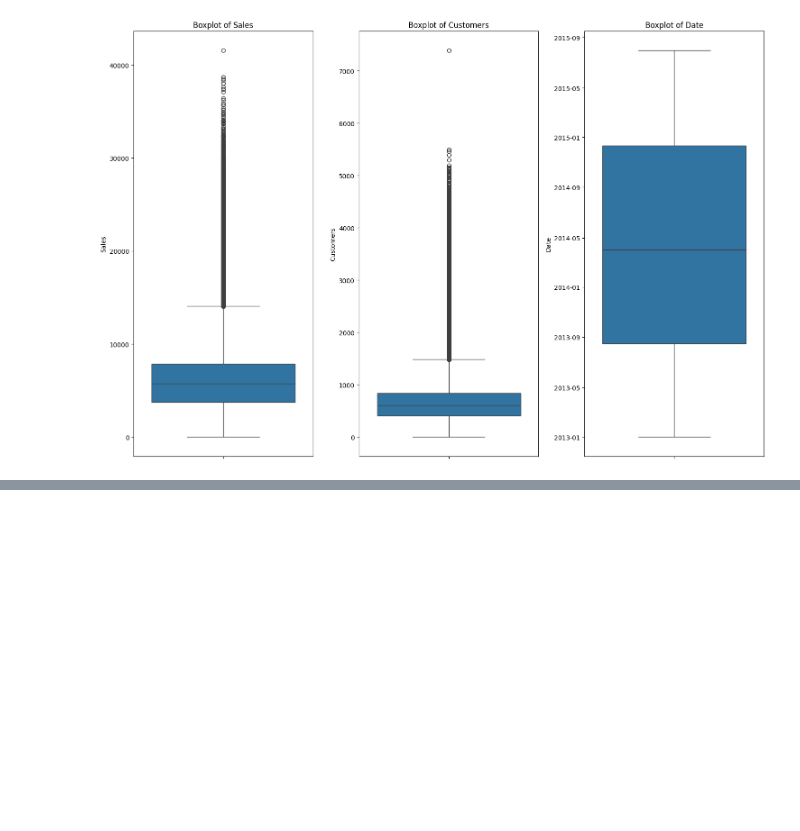
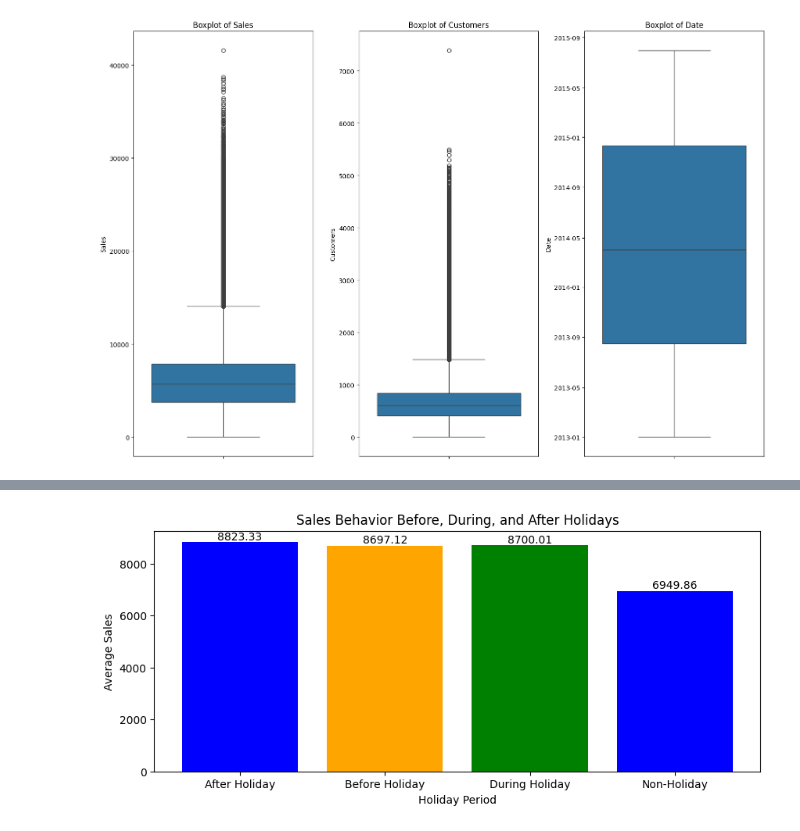
Before and after one commit to ab3lT/10-Academy-Week-4, a Jupyter notebook: notebook/eda.ipynb, the cells around one changed output, grey strips where cells are left out. Drawn from its saved outputs; the diff is of its cells as text; code cells hidden in the pictures; blank space fills up the shorter version.

```diff
--- a/notebook/eda.ipynb
+++ b/notebook/eda.ipynb
@@ -192,0 +220,5 @@ plt.show()
+# %%
+# Compare sales behaviour
+vlyr.compare_sales_behavior()
+# %% [output]
+[figure, added]
```
Also changed, not shown: parts of 4 cells of this notebook.
